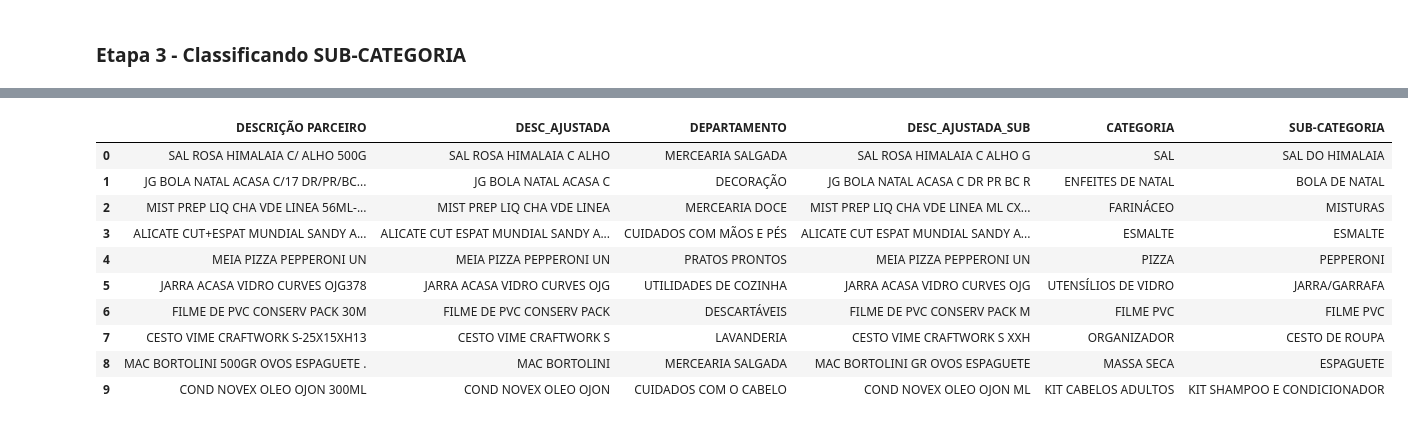
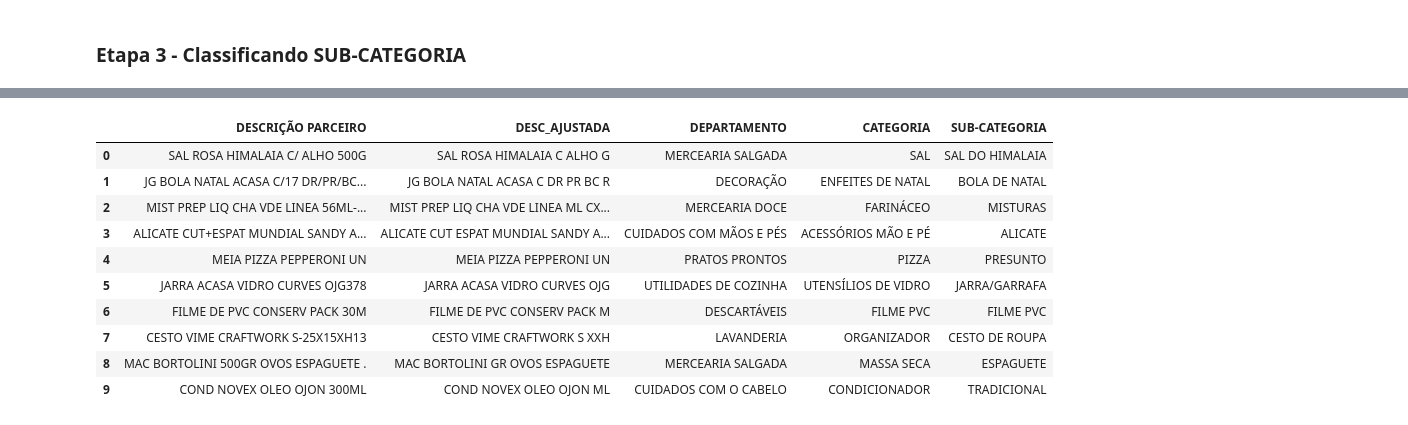
Before and after one commit to diasctiago/dotz, a Jupyter notebook: modelo_td.ipynb, the cells around one changed output, grey strips where cells are left out. Cells and saved outputs as stored; diff of their text form; code cells hidden in the pictures.

```diff
--- a/modelo_td.ipynb
+++ b/modelo_td.ipynb
@@ -310,0 +393,7 @@ print(metrics.classification_report(y_test3, predicted3))
+# %%
+lista_ajuste_fino = ['ÚMIDO','VINHO TINTO','ARTESANAIS','BALAS - MASTIGÁVEIS','BASE NATURAL',
+                     'BÁSICA P','BÁSICO','CHOCOLATE','CHOCOLATE BARRA','CREMOSO','DELICADA',
+                     'ERVAS','ESPAGUETE','ESPECIAIS','FRALDA GERIATRICA G','FRALDA GERIATRICA M',
+                     'FRUTAS','GELEIA DIET','GLICERINADO','HIDRATANTE','INTERMEDIÁRIA P','OUTROS',
+                     'PERFUMADO','RECHEADO','RESTAURADOR','SABORIZADO','SECO','TRADICIONAL',
+                     'VESTIR P','VINHO BRANCO']
@@ -310,0 +442,27 @@ print(metrics.classification_report(y_test3, predicted3))
+# %%
+# Criando a nova para classificar SUB-CATEGORIA retirando apenas números
+base = df
+
+# Selecionando apenas o item a ser classificado e o target do DF principal
+base_data = base['CATEGORIA'] + ' ' + base['DESC_AJUSTADA']
+base_target =  base['SUB-CATEGORIA']
+
+#cvt = CountVectorizer(ngram_range=ngram_range, strip_accents=strip_accents, stop_words=stop_words)
+#tfi = TfidfTransformer(use_idf=use_idf)
+smt = SMOTE(qtd_sub, k_neighbors=1)
+#clf = LinearSVC(penalty=penalty, dual=dual, multi_class=multi_class, tol=tol, loss=loss, max_iter=max_iter)
+
+pipeline = Pipeline([('cvt', cvt), ('tfi', tfi)])
+base_vetor = pipeline.fit_transform(base_data)
+x_smote, y_smote = smt.fit_resample(base_vetor, base_target)
+
+# Dividindo dataset em treino e teste
+x_train, x_test, y_train, y_test = train_test_split(x_smote, y_smote, test_size=test_size, random_state=random_state)
+
+clf.fit(x_train, y_train)
+
+# Avaliando a performance com predição
+predicted = clf.predict(x_test)
+
+print('\n###Indicadores Classificação###\n')
+print(metrics.classification_report(y_test, predicted))
@@ -311,31 +487,30 @@ print(metrics.classification_report(y_test3, predicted3))
 # %%
 # Predição em novos dados
-base_novos3 = df_cat['DEPARTAMENTO']+' '+df_cat['CATEGORIA']+' '+df_cat['DESC_AJUSTADA_SUB']
+base_novos = df_cat['CATEGORIA'] + ' ' + df_cat['DESC_AJUSTADA']
 
-# Tranformando descrição em vetor
-vetor_n3 = vetor3.transform(base_novos3)
+base_novos = pipeline.transform(base_novos)
 
 #Previsão dos novos dados
-predicted_novos3 = clf3.predict(vetor_n3)
+predicted_novos = clf.predict(base_novos)
 
 # Adicionando a coluna
 df_sub = df_cat
-df_sub['SUB-CATEGORIA'] = predicted_novos3
+df_sub['SUB-CATEGORIA'] = predicted_novos
 
 # Novos Dados de teste incluindo o departamento
 df_sub.head(10)
 # %% [output]
-|  | DESCRIÇÃO PARCEIRO | DESC_AJUSTADA | DEPARTAMENTO | DESC_AJUSTADA_SUB | CATEGORIA | SUB-CATEGORIA |
-| 0 | SAL ROSA HIMALAIA C/ ALHO 500G | SAL ROSA HIMALAIA C ALHO | MERCEARIA SALGADA | SAL ROSA HIMALAIA C ALHO G | SAL | SAL DO HIMALAIA |
-| 1 | JG BOLA NATAL ACASA C/17 DR/PR/BC... | JG BOLA NATAL ACASA C | DECORAÇÃO | JG BOLA NATAL ACASA C DR PR BC R | ENFEITES DE NATAL | BOLA DE NATAL |
-| 2 | MIST PREP LIQ CHA VDE LINEA 56ML-... | MIST PREP LIQ CHA VDE LINEA | MERCEARIA DOCE | MIST PREP LIQ CHA VDE LINEA ML CX... | FARINÁCEO | MISTURAS |
-| 3 | ALICATE CUT+ESPAT MUNDIAL SANDY A... | ALICATE CUT ESPAT MUNDIAL SANDY A... | CUIDADOS COM MÃOS E PÉS | ALICATE CUT ESPAT MUNDIAL SANDY A... | ESMALTE | ESMALTE |
-| 4 | MEIA PIZZA PEPPERONI UN | MEIA PIZZA PEPPERONI UN | PRATOS PRONTOS | MEIA PIZZA PEPPERONI UN | PIZZA | PEPPERONI |
-| 5 | JARRA ACASA VIDRO CURVES OJG378 | JARRA ACASA VIDRO CURVES OJG | UTILIDADES DE COZINHA | JARRA ACASA VIDRO CURVES OJG | UTENSÍLIOS DE VIDRO | JARRA/GARRAFA |
-| 6 | FILME DE PVC CONSERV PACK 30M | FILME DE PVC CONSERV PACK | DESCARTÁVEIS | FILME DE PVC CONSERV PACK M | FILME PVC | FILME PVC |
-| 7 | CESTO VIME CRAFTWORK S-25X15XH13 | CESTO VIME CRAFTWORK S | LAVANDERIA | CESTO VIME CRAFTWORK S XXH | ORGANIZADOR | CESTO DE ROUPA |
-| 8 | MAC BORTOLINI 500GR OVOS ESPAGUETE . | MAC BORTOLINI | MERCEARIA SALGADA | MAC BORTOLINI GR OVOS ESPAGUETE | MASSA SECA | ESPAGUETE |
-| 9 | COND NOVEX OLEO OJON 300ML | COND NOVEX OLEO OJON | CUIDADOS COM O CABELO | COND NOVEX OLEO OJON ML | KIT CABELOS ADULTOS | KIT SHAMPOO E CONDICIONADOR |
+|  | DESCRIÇÃO PARCEIRO | DESC_AJUSTADA | DEPARTAMENTO | CATEGORIA | SUB-CATEGORIA |
+| 0 | SAL ROSA HIMALAIA C/ ALHO 500G | SAL ROSA HIMALAIA C ALHO G | MERCEARIA SALGADA | SAL | SAL DO HIMALAIA |
+| 1 | JG BOLA NATAL ACASA C/17 DR/PR/BC... | JG BOLA NATAL ACASA C DR PR BC R | DECORAÇÃO | ENFEITES DE NATAL | BOLA DE NATAL |
+| 2 | MIST PREP LIQ CHA VDE LINEA 56ML-... | MIST PREP LIQ CHA VDE LINEA ML CX... | MERCEARIA DOCE | FARINÁCEO | MISTURAS |
+| 3 | ALICATE CUT+ESPAT MUNDIAL SANDY A... | ALICATE CUT ESPAT MUNDIAL SANDY A... | CUIDADOS COM MÃOS E PÉS | ACESSÓRIOS MÃO E PÉ | ALICATE |
+| 4 | MEIA PIZZA PEPPERONI UN | MEIA PIZZA PEPPERONI UN | PRATOS PRONTOS | PIZZA | PRESUNTO |
+| 5 | JARRA ACASA VIDRO CURVES OJG378 | JARRA ACASA VIDRO CURVES OJG | UTILIDADES DE COZINHA | UTENSÍLIOS DE VIDRO | JARRA/GARRAFA |
+| 6 | FILME DE PVC CONSERV PACK 30M | FILME DE PVC CONSERV PACK M | DESCARTÁVEIS | FILME PVC | FILME PVC |
+| 7 | CESTO VIME CRAFTWORK S-25X15XH13 | CESTO VIME CRAFTWORK S XXH | LAVANDERIA | ORGANIZADOR | CESTO DE ROUPA |
+| 8 | MAC BORTOLINI 500GR OVOS ESPAGUETE . | MAC BORTOLINI GR OVOS ESPAGUETE | MERCEARIA SALGADA | MASSA SECA | ESPAGUETE |
+| 9 | COND NOVEX OLEO OJON 300ML | COND NOVEX OLEO OJON ML | CUIDADOS COM O CABELO | CONDICIONADOR | TRADICIONAL |
 # %%
 dotz = df_sub[['DESCRIÇÃO PARCEIRO', 'SUB-CATEGORIA', 'CATEGORIA']]
 dotz.to_csv('dotz.csv')
```
Also changed, not shown: parts of 35 cells of this notebook.
